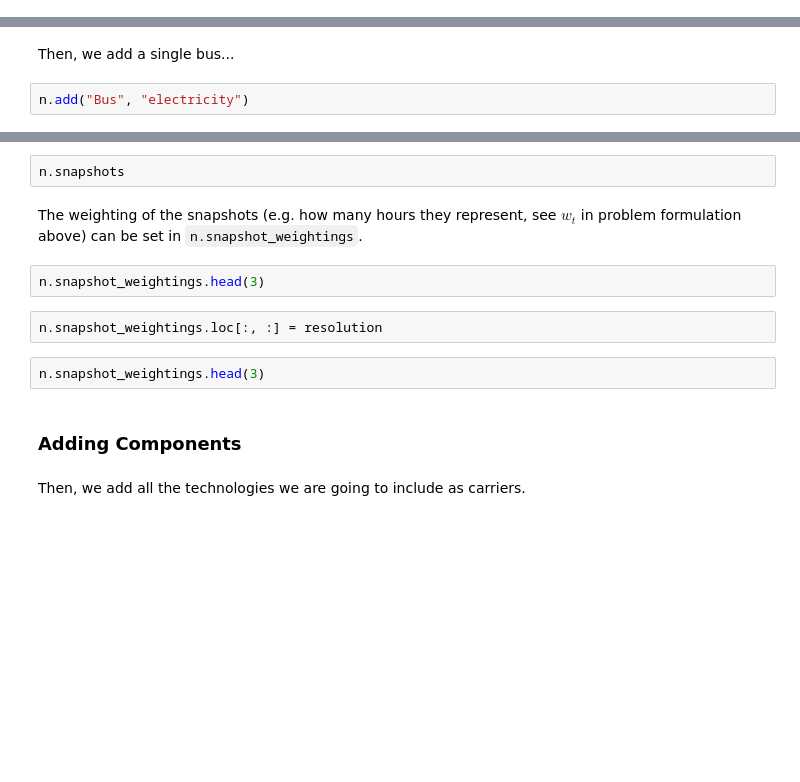
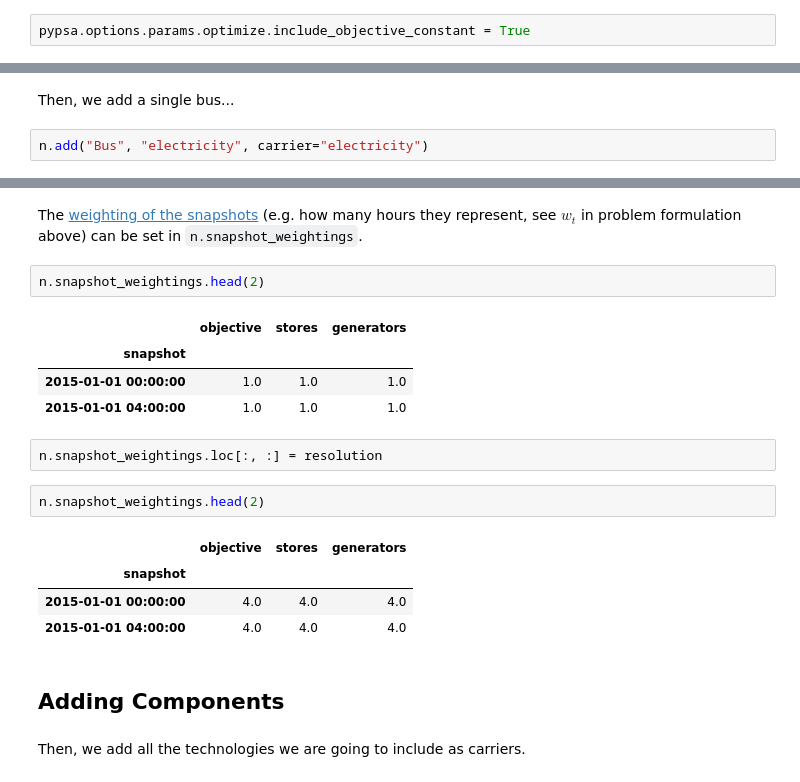
Before and after one commit to FCornielle/data-science-for-esm, a Jupyter notebook: data-science-for-esm/10-workshop-pypsa-cem.ipynb, the cells around one changed output, grey strips where cells are left out. Saved outputs shown, nothing was run; the diff lists cells and outputs as text; blank space fills up the shorter version.

```diff
--- a/data-science-for-esm/10-workshop-pypsa-cem.ipynb
+++ b/data-science-for-esm/10-workshop-pypsa-cem.ipynb
@@ -75,0 +83,2 @@ plt.style.use("bmh")
+# %%
+pypsa.options.params.optimize.include_objective_constant = True
@@ -160,5 +179,5 @@ n = pypsa.Network()
 # %% [markdown]
 Then, we add a single bus...
 # %%
-n.add("Bus", "electricity")
+n.add("Bus", "electricity", carrier="electricity")
 # %% [markdown]
@@ -168,15 +197,23 @@ n.set_snapshots(ts.index)
-# %%
-n.snapshots
 # %% [markdown]
-The weighting of the snapshots (e.g. how many hours they represent, see $w_t$ in problem formulation above) can be set in `n.snapshot_weightings`.
+The [weighting of the snapshots](https://docs.pypsa.org/latest/user-guide/design/#snapshots) (e.g. how many hours they represent, see $w_t$ in problem formulation above) can be set in `n.snapshot_weightings`.
 # %%
-n.snapshot_weightings.head(3)
+n.snapshot_weightings.head(2)
+# %% [output]
+|  | objective | stores | generators |
+| snapshot |  |  |  |
+| 2015-01-01 00:00:00 | 1.0 | 1.0 | 1.0 |
+| 2015-01-01 04:00:00 | 1.0 | 1.0 | 1.0 |
 # %%
 n.snapshot_weightings.loc[:, :] = resolution
 # %%
-n.snapshot_weightings.head(3)
+n.snapshot_weightings.head(2)
+# %% [output]
+|  | objective | stores | generators |
+| snapshot |  |  |  |
+| 2015-01-01 00:00:00 | 4.0 | 4.0 | 4.0 |
+| 2015-01-01 04:00:00 | 4.0 | 4.0 | 4.0 |
 # %% [markdown]
-### Adding Components
+## Adding Components
 # %% [markdown]
 Then, we add all the technologies we are going to include as carriers.
 # %%
```
Also changed, not shown: parts of 88 cells of this notebook, 11 other files.
